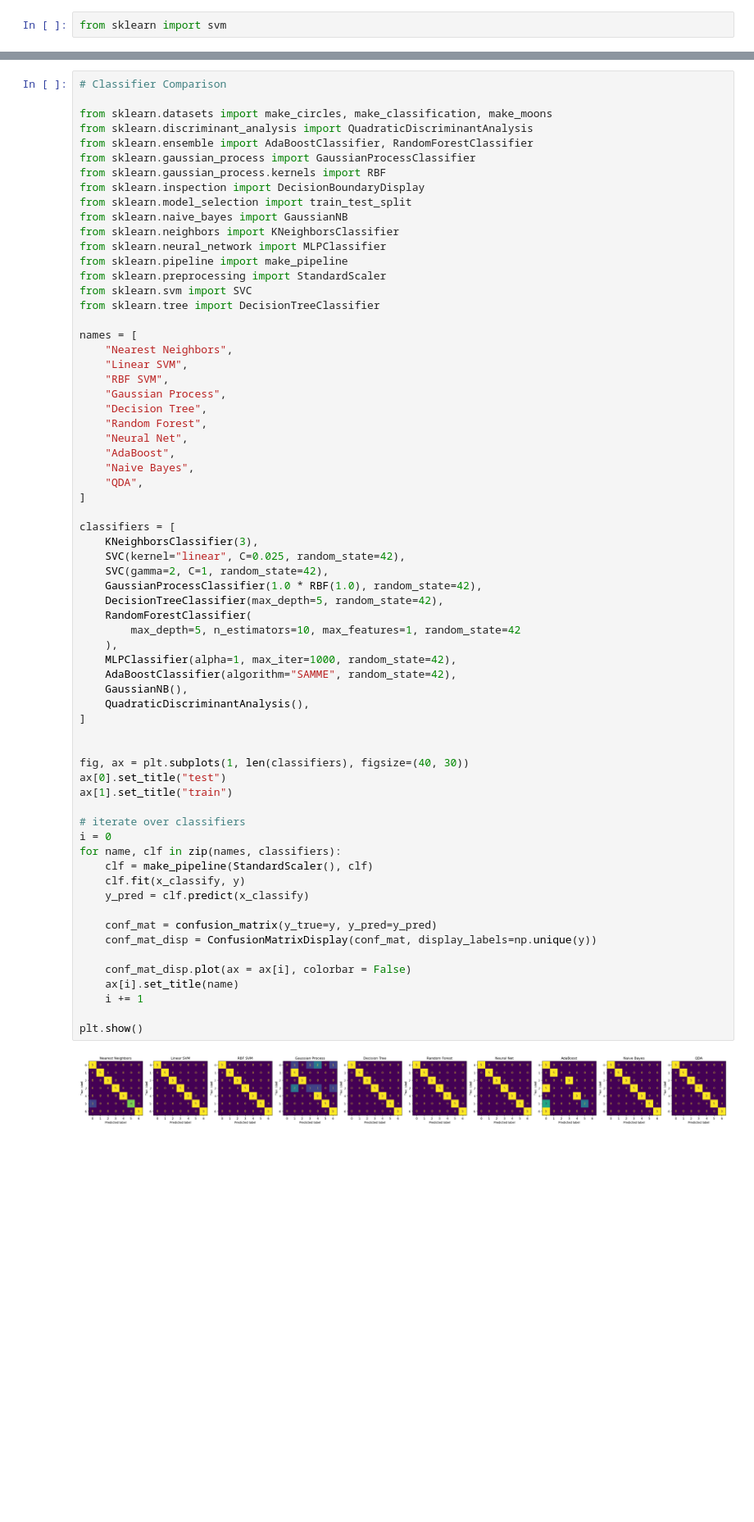
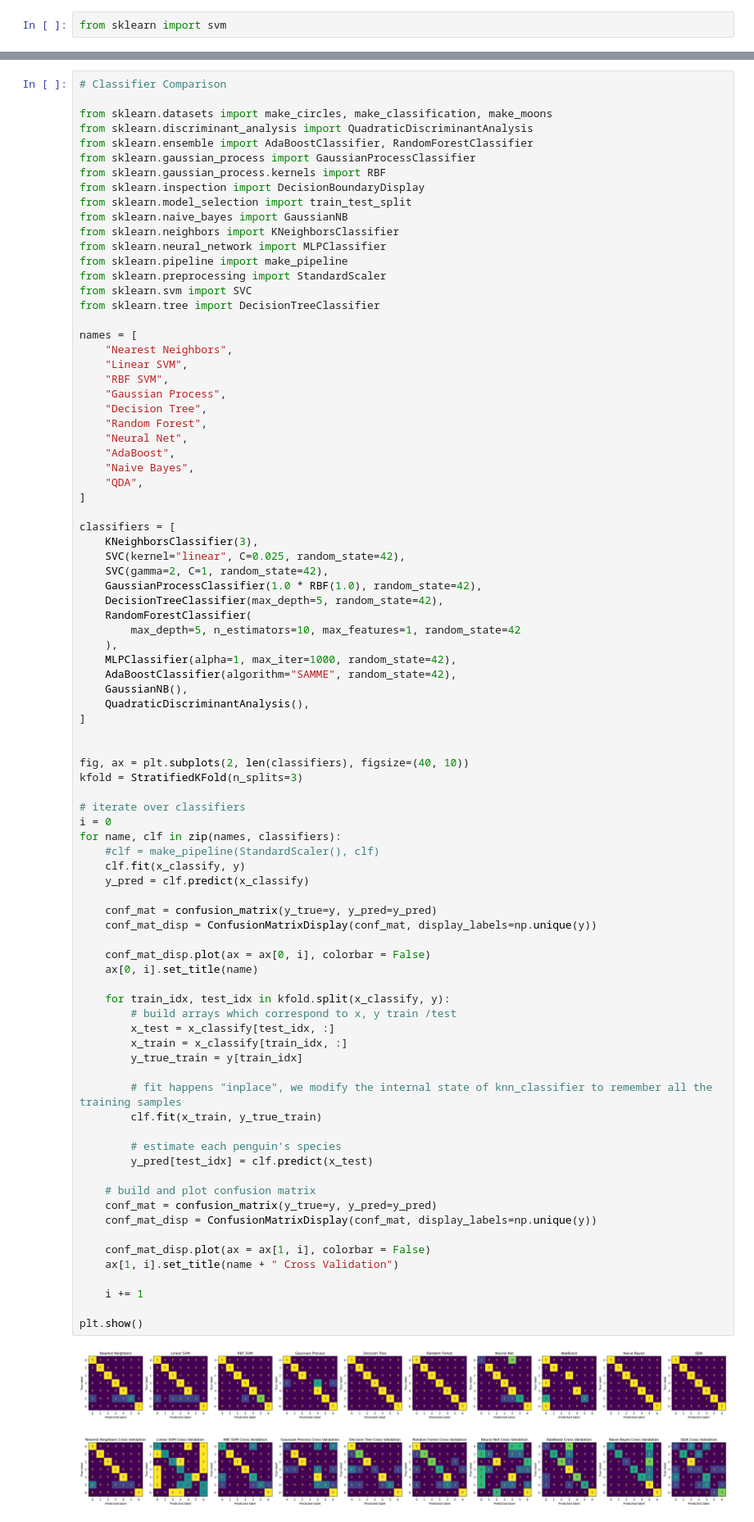
Before and after one commit to erica-sammarco/hand-symbol-project, a Jupyter notebook: graph-results-pipeline.ipynb, the cells around one changed output, grey strips where cells are left out. Shown: that part at 82% size. Cells and saved outputs as stored; diff of their text form; blank space fills up the shorter version.

Commit message:
add cross validation for all comparators

```diff
--- a/graph-results-pipeline.ipynb
+++ b/graph-results-pipeline.ipynb
@@ -519,37 +519,56 @@ names = [
 classifiers = [
     KNeighborsClassifier(3),
     SVC(kernel="linear", C=0.025, random_state=42),
     SVC(gamma=2, C=1, random_state=42),
     GaussianProcessClassifier(1.0 * RBF(1.0), random_state=42),
     DecisionTreeClassifier(max_depth=5, random_state=42),
     RandomForestClassifier(
         max_depth=5, n_estimators=10, max_features=1, random_state=42
     ),
     MLPClassifier(alpha=1, max_iter=1000, random_state=42),
     AdaBoostClassifier(algorithm="SAMME", random_state=42),
     GaussianNB(),
     QuadraticDiscriminantAnalysis(),
 ]
 
 
-fig, ax = plt.subplots(1, len(classifiers), figsize=(40, 30))
-ax[0].set_title("test")
-ax[1].set_title("train")
+fig, ax = plt.subplots(2, len(classifiers), figsize=(40, 10))
+kfold = StratifiedKFold(n_splits=3)
 
 # iterate over classifiers
 i = 0
 for name, clf in zip(names, classifiers):
-    clf = make_pipeline(StandardScaler(), clf)
+    #clf = make_pipeline(StandardScaler(), clf)
     clf.fit(x_classify, y)
     y_pred = clf.predict(x_classify)
 
     conf_mat = confusion_matrix(y_true=y, y_pred=y_pred)
     conf_mat_disp = ConfusionMatrixDisplay(conf_mat, display_labels=np.unique(y))
 
-    conf_mat_disp.plot(ax = ax[i], colorbar = False)
-    ax[i].set_title(name)
+    conf_mat_disp.plot(ax = ax[0, i], colorbar = False)
+    ax[0, i].set_title(name)
+
+    for train_idx, test_idx in kfold.split(x_classify, y):
+        # build arrays which correspond to x, y train /test
+        x_test = x_classify[test_idx, :]
+        x_train = x_classify[train_idx, :]
+        y_true_train = y[train_idx]
+
+        # fit happens "inplace", we modify the internal state of knn_classifier to remember all the training samples
+        clf.fit(x_train, y_true_train)
+
+        # estimate each penguin's species
+        y_pred[test_idx] = clf.predict(x_test)
+
+    # build and plot confusion matrix
+    conf_mat = confusion_matrix(y_true=y, y_pred=y_pred)
+    conf_mat_disp = ConfusionMatrixDisplay(conf_mat, display_labels=np.unique(y))
+
+    conf_mat_disp.plot(ax = ax[1, i], colorbar = False)
+    ax[1, i].set_title(name + " Cross Validation")
+
     i += 1
 
 plt.show()
 # %% [output]
-[figure, old version]
+[figure, new version]
```
Also changed, not shown: parts of 2 cells of this notebook.
